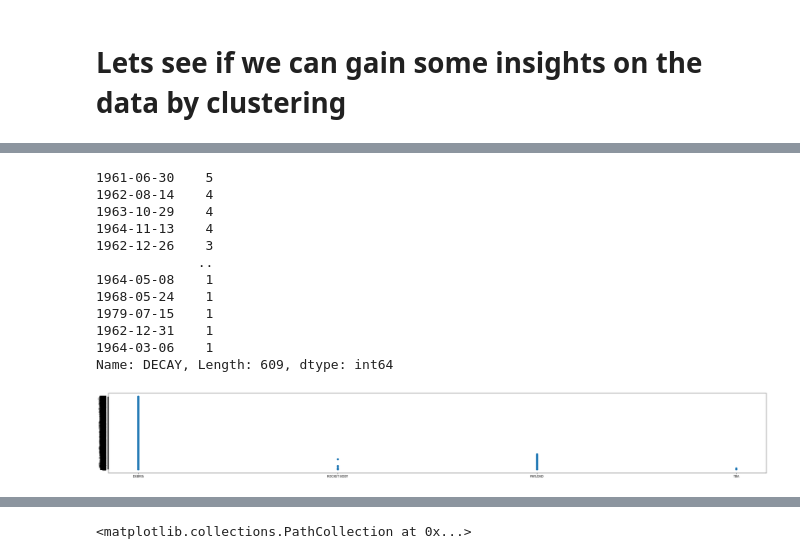
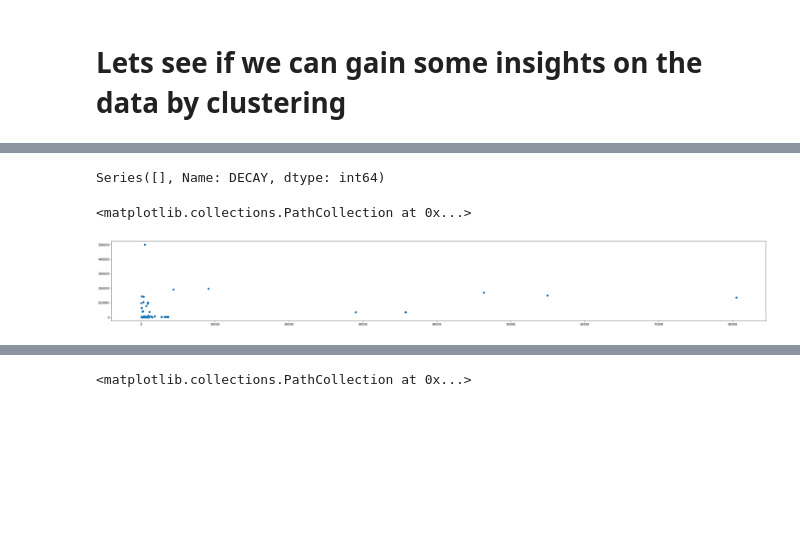
Before and after one commit to dkolosa/SpaceDebrisClassifier, a Jupyter notebook: SPclassifier.ipynb, the cells around one changed output, grey strips where cells are left out. Cells and saved outputs as stored; diff of their text form; code cells hidden in the pictures; blank space fills up the shorter version.

Commit message:
normalization to numerical values and one-hot for categorical values

```diff
--- a/SPclassifier.ipynb
+++ b/SPclassifier.ipynb
@@ -180,21 +164,10 @@ NSC         2
 Name: SITE, dtype: int64
 # %%
-dataset['DECAY'].value_counts()
+df['DECAY'].value_counts()
 # %% [output]
-1961-06-30    5
-1962-08-14    4
-1963-10-29    4
-1964-11-13    4
-1962-12-26    3
-             ..
-1964-05-08    1
-1968-05-24    1
-1979-07-15    1
-1962-12-31    1
-1964-03-06    1
-Name: DECAY, Length: 609, dtype: int64
+Series([], Name: DECAY, dtype: int64)
 # %%
-plt.scatter(dataset['OBJECT_TYPE'],dataset['LAUNCH_PIECE'].fillna(0))
-plt.show()
+plt.scatter(dataset['PERIGEE'], dataset['APOGEE'])
 # %% [output]
+<matplotlib.collections.PathCollection at 0x...>
-[figure, old version]
+[figure, new version]
```
Also changed, not shown: parts of 19 cells of this notebook.
